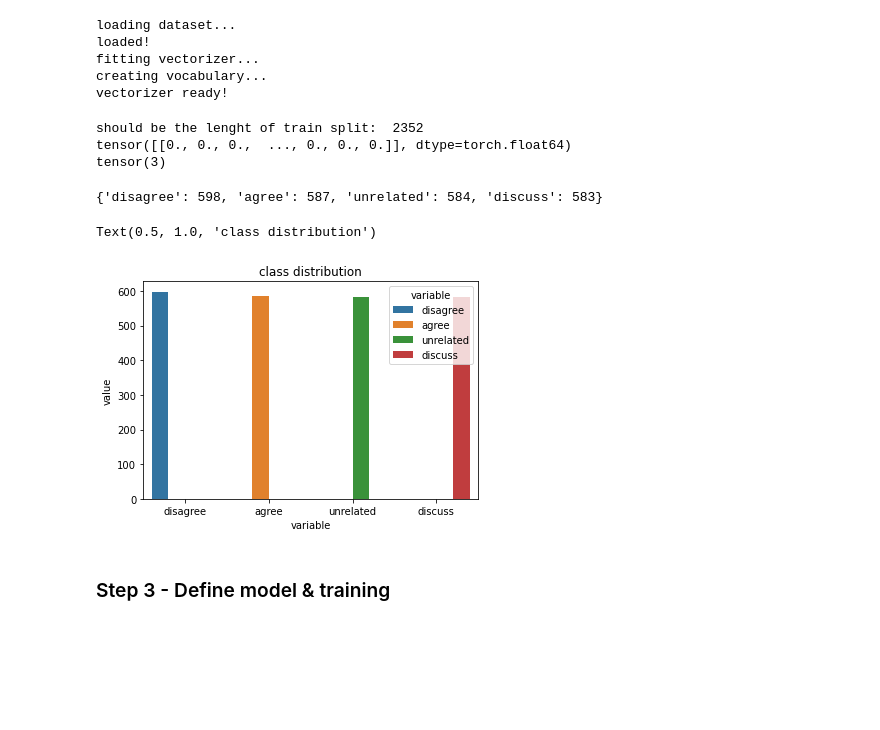
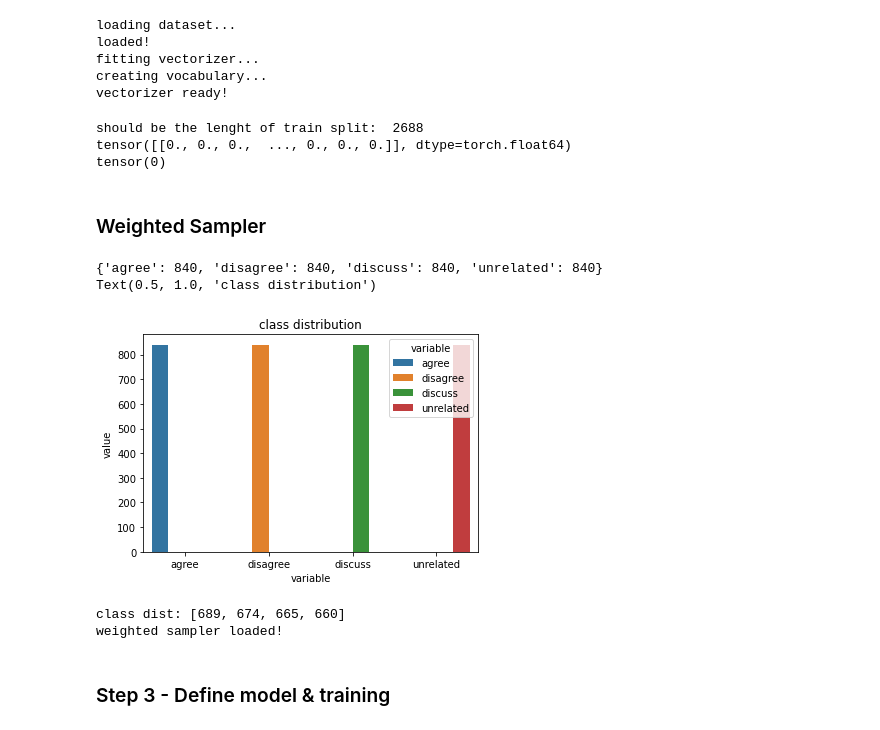
Before and after one commit to unreally-ai/notebooks, a Jupyter notebook: Step2-MLP/the_unreally_notebook.ipynb, the cells around one changed output. Saved outputs shown, nothing was run; the diff lists cells and outputs as text; code cells hidden in the pictures; blank space fills up the shorter version.

```diff
--- a/Step2-MLP/the_unreally_notebook.ipynb
+++ b/Step2-MLP/the_unreally_notebook.ipynb
@@ -23,7 +23,7 @@ from nltk.corpus import stopwords
 from nltk.stem import WordNetLemmatizer
 # %%
 # path to dataset
-DATAPATH = 'balanced3360.csv'
+DATAPATH = 'Data/big_chungus.xlsx' #'balanced3360.csv'
 # %%
 # takes in string & returns a cleaned string of all non-stop-words
 def preprocess(text, lemmatizer = WordNetLemmatizer()):
@@ -96,26 +98,30 @@ device = torch.device('cuda' if torch.cuda.is_available else 'cpu')
 
 # custom dataset class
 class StanceDataset(Dataset):
-    def __init__(self, stance_df):
+    def __init__(self, stance_df,  val_split=False):
         """  Initalizes vectorizers, defines train/test splits
         Args:
             stance_df (pandas.DataFrame): the dataset
         """
-        self.data = stance_df
+        self.df = stance_df
 
         self._bow, self._tfidf = fit_vectorizers(stance_df)
 
-        # splits (train, test, validation) #TODO: this is not how train split works in dataloader
-        self.train, self.test = train_test_split(self.data, test_size=0.3, shuffle=True)
-        self.test, self.val = train_test_split(self.test, test_size=0.5, shuffle=False)
+        # splits (train, test, validation) 80/20
+        self.train, self.test = train_test_split(self.df, test_size=0.2, shuffle=True)
+        if val_split == True:
+            # 50/50 val/test
+            self.test, self.val = train_test_split(self.test, test_size=0.5, shuffle=False)
+            self.val_len = len(self.val)
         # split sizes
         self.train_len = len(self.train)
         self.test_len = len(self.test)
-        self.val_len = len(self.val)
 
         self._lookup_dict = {'train': (self.train, self.train_len),
-                             'val': (self.val, self.val_len),
                              'test': (self.test, self.test_len)}
+        if val_split == True:
+            self._lookup_dict.update({'val': (self.val, self.val_len)})
+
         self.set_split('train')
 
 
@@ -196,7 +202,7 @@ def load_dataset(excel=True):
         )
     print('loaded!')
 
-    dataset = StanceDataset(df)
+    dataset = StanceDataset(df, val_split=False)
     return dataset
 # %%
 data = load_dataset(excel=False)
@@ -218,15 +224,20 @@ d = data.__getitem__(1)
 print(d['x_data'])
 print(d['y_target'])
 # %% [output]
-should be the lenght of train split:  2352
+should be the lenght of train split:  2688
 tensor([[0., 0., 0.,  ..., 0., 0., 0.]], dtype=torch.float64)
-tensor(3)
+tensor(0)
+# %% [markdown]
+### Weighted Sampler
 # %%
-# distribution of labels
-class_distribution = (pd.value_counts(data._target_df['Stance'])).to_dict()
-print(class_distribution)
-sns.barplot(data = pd.DataFrame.from_dict([class_distribution]).melt(), x = "variable", y="value", hue="variable").set_title('class distribution')
+# distribution of labels (class distribution)
+def dist_of(df):
+    class_distribution = (pd.value_counts(df['Stance'])).to_dict()
+    print(class_distribution)
+    print(sns.barplot(data = pd.DataFrame.from_dict([class_distribution]).melt(), x = "variable", y="value", hue="variable").set_title('class distribution'))
+
+dist_of(data.df)
 # %% [output]
-{'disagree': 598, 'agree': 587, 'unrelated': 584, 'discuss': 583}
+{'agree': 840, 'disagree': 840, 'discuss': 840, 'unrelated': 840}
+Text(0.5, 1.0, 'class distribution')
-Text(0.5, 1.0, 'class distribution')
-[figure, old version]
+[figure, new version]
@@ -233,3 +273,8 @@ Text(0.5, 1.0, 'class distribution')
+# %%
+train_sampler = load_sampler(data._target_df)
+# %% [output]
+class dist: [689, 674, 665, 660]
+weighted sampler loaded!
 # %% [markdown]
 ### Step 3 - Define model & training
 # %%
```
Also changed, not shown: parts of 10 cells of this notebook.
